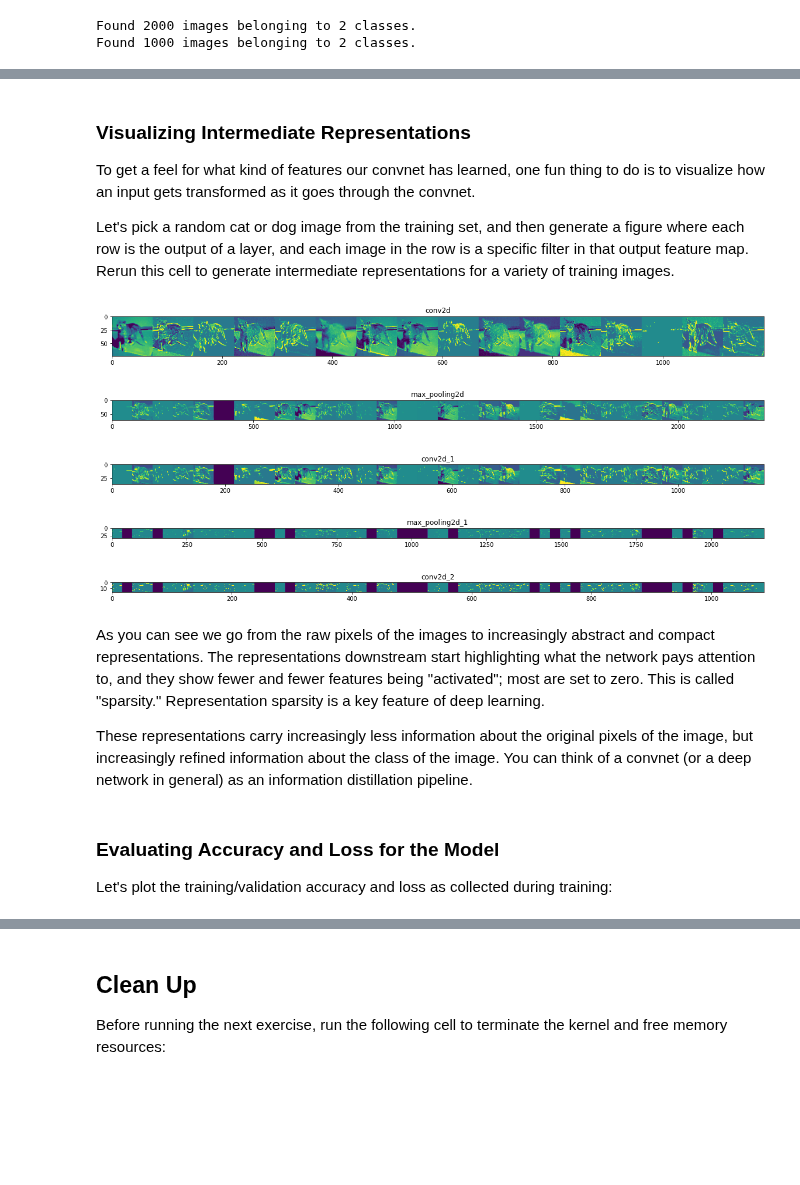
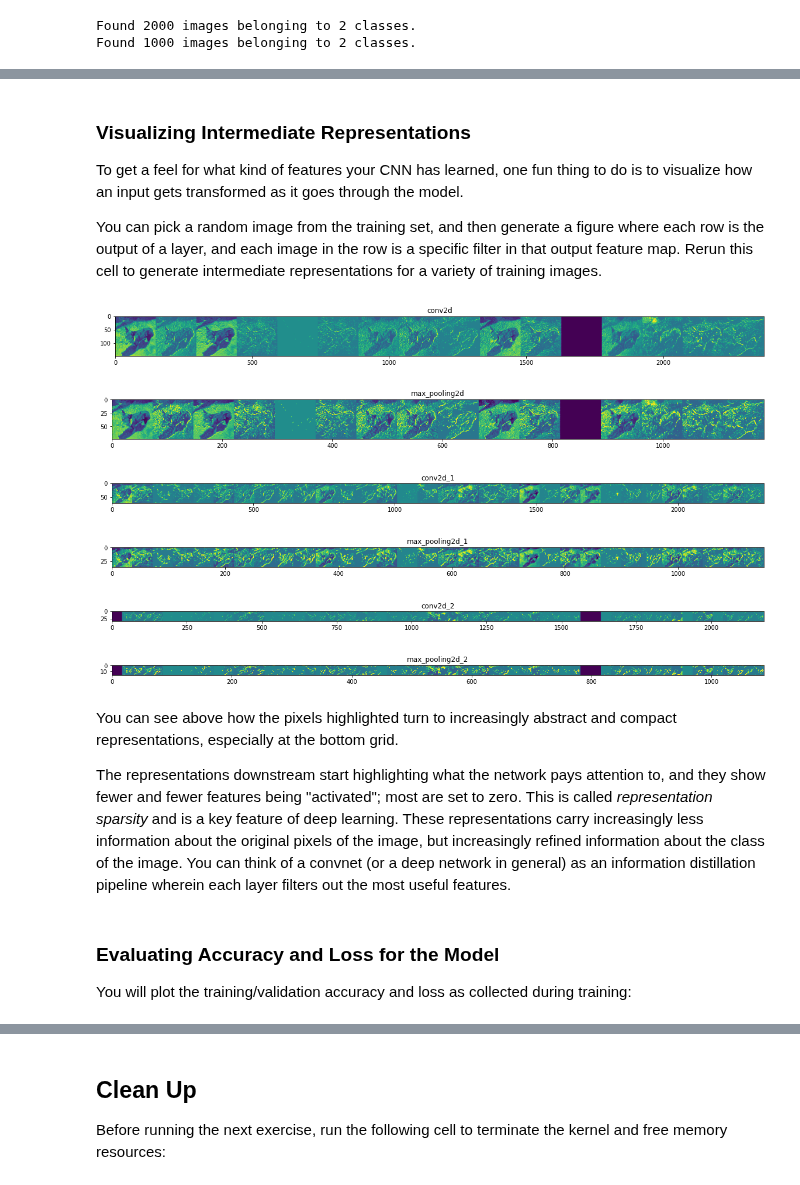
Before and after one commit to ptyadana/Data-Science-and-Machine-Learning-Projects-Dojo, a Jupyter notebook: Tensorflow - DeepLearning.AI - 02.Convolutional Neural Networks in TensorFlow/01_Week_01_Larger_Dataset_Real_World_Scenarios/01_Cats_Dogs_Classification.ipynb, the cells around one changed output, grey strips where cells are left out. Drawn from its saved outputs; the diff is of its cells as text; code cells hidden in the pictures; blank space fills up the shorter version.

Commit message:
Tensorflow Developer Certificate - Course 2 - Week 1 and 2
Former-commit-id: 34cc03245ad9012d855ec6b45f5c936f7ba469f0
Former-commit-id: 1317cb7d523402a159612d5c00100e206720cdce

```diff
--- a/Tensorflow - DeepLearning.AI - 02.Convolutional Neural Networks in TensorFlow/01_Week_01_Larger_Dataset_Real_World_Scenarios/01_Cats_Dogs_Classification.ipynb
+++ b/Tensorflow - DeepLearning.AI - 02.Convolutional Neural Networks in TensorFlow/01_Week_01_Larger_Dataset_Real_World_Scenarios/01_Cats_Dogs_Classification.ipynb
@@ -214,9 +220,9 @@ Next, we'll configure the specifications for model training. We will train our m
 # %%
 from tensorflow.keras.optimizers import RMSprop
 
-model.compile(optimizer=RMSprop(lr=0.001),
+model.compile(optimizer=RMSprop(learning_rate=0.001),
               loss='binary_crossentropy',
-              metrics = ['accuracy'])
+              metrics=['accuracy'])
 # %% [markdown]
 ### Data Preprocessing
 
@@ -261,9 +267,11 @@ The Loss and Accuracy are a great indication of progress of training. It's makin
 # %%
-history = model.fit(train_generator,
-                              validation_data=validation_generator,
-                              steps_per_epoch=100,
-                              epochs=15,
-                              validation_steps=50,
-                              verbose=2)
+history = model.fit(
+            train_generator,
+            steps_per_epoch=100,
+            epochs=15,
+            validation_data=validation_generator,
+            validation_steps=50,
+            verbose=2
+            )
 # %% [output]
 Epoch 1/15
@@ -322,94 +375,86 @@ tiger-2535888_1280.jpg is a dog
 # %% [markdown]
 ### Visualizing Intermediate Representations
 
-To get a feel for what kind of features our convnet has learned, one fun thing to do is to visualize how an input gets transformed as it goes through the convnet.
+To get a feel for what kind of features your CNN has learned, one fun thing to do is to visualize how an input gets transformed as it goes through the model.
 
-Let's pick a random cat or dog image from the training set, and then generate a figure where each row is the output of a layer, and each image in the row is a specific filter in that output feature map. Rerun this cell to generate intermediate representations for a variety of training images.
+You can pick a random image from the training set, and then generate a figure where each row is the output of a layer, and each image in the row is a specific filter in that output feature map. Rerun this cell to generate intermediate representations for a variety of training images.
 # %%
 import numpy as np
 import random
-from   tensorflow.keras.preprocessing.image import img_to_array, load_img
+from tensorflow.keras.preprocessing.image import img_to_array, load_img
 
-# Let's define a new Model that will take an image as input, and will output
-# intermediate representations for all layers in the previous model after
-# the first.
-successive_outputs = [layer.output for layer in model.layers[1:]]
-
-#visualization_model = Model(img_input, successive_outputs)
+# Define a new Model that will take an image as input, and will output
+# intermediate representations for all layers in the previous model
+successive_outputs = [layer.output for layer in model.layers]
 visualization_model = tf.keras.models.Model(inputs = model.input, outputs = successive_outputs)
 
-# Let's prepare a random input image of a cat or dog from the training set.
+# Prepare a random input image from the training set.
 cat_img_files = [os.path.join(train_cats_dir, f) for f in train_cat_fnames]
 dog_img_files = [os.path.join(train_dogs_dir, f) for f in train_dog_fnames]
-
 img_path = random.choice(cat_img_files + dog_img_files)
 img = load_img(img_path, target_size=(150, 150))  # this is a PIL image
-
 x   = img_to_array(img)                           # Numpy array with shape (150, 150, 3)
 x   = x.reshape((1,) + x.shape)                   # Numpy array with shape (1, 150, 150, 3)
 
-# Rescale by 1/255
+# Scale by 1/255
 x /= 255.0
 
-# Let's run our image through our network, thus obtaining all
+# Run the image through the network, thus obtaining all
 # intermediate representations for this image.
 successive_feature_maps = visualization_model.predict(x)
 
-# These are the names of the layers, so can have them as part of our plot
+# These are the names of the layers, so you can have them as part of our plot
 layer_names = [layer.name for layer in model.layers]
 
-# -----------------------------------------------------------------------
-# Now let's display our representations
-# -----------------------------------------------------------------------
+# Display the representations
 for layer_name, feature_map in zip(layer_names, successive_feature_maps):
 
   if len(feature_map.shape) == 4:
 
     #-------------------------------------------
     # Just do this for the conv / maxpool layers, not the fully-connected layers
     #-------------------------------------------
     n_features = feature_map.shape[-1]  # number of features in the feature map
     size       = feature_map.shape[ 1]  # feature map shape (1, size, size, n_features)
 
-    # We will tile our images in this matrix
+    # Tile the images in this matrix
     display_grid = np.zeros((size, size * n_features))
 
     #-------------------------------------------------
     # Postprocess the feature to be visually palatable
     #-------------------------------------------------
     for i in range(n_features):
       x  = feature_map[0, :, :, i]
       x -= x.mean()
       x /= x.std ()
       x *=  64
       x += 128
       x  = np.clip(x, 0, 255).astype('uint8')
       display_grid[:, i * size : (i + 1) * size] = x # Tile each filter into a horizontal grid
 
     #-----------------
     # Display the grid
     #-----------------
-
     scale = 20. / n_features
     plt.figure( figsize=(scale * n_features, scale) )
     plt.title ( layer_name )
     plt.grid  ( False )
     plt.imshow( display_grid, aspect='auto', cmap='viridis' )
 # %% [output]
-[figure, old version]
+[figure, new version]
-[figure, old version]
+[figure, new version]
-[figure, old version]
+[figure, new version]
-[figure, old version]
+[figure, new version]
-[figure, old version]
+[figure, new version]
+[figure, added]
 # %% [markdown]
-As you can see we go from the raw pixels of the images to increasingly abstract and compact representations. The representations downstream start highlighting what the network pays attention to, and they show fewer and fewer features being "activated"; most are set to zero. This is called "sparsity." Representation sparsity is a key feature of deep learning.
+You can see above how the pixels highlighted turn to increasingly abstract and compact representations, especially at the bottom grid.
 
-
-These representations carry increasingly less information about the original pixels of the image, but increasingly refined information about the class of the image. You can think of a convnet (or a deep network in general) as an information distillation pipeline.
+The representations downstream start highlighting what the network pays attention to, and they show fewer and fewer features being "activated"; most are set to zero. This is called _representation sparsity_ and is a key feature of deep learning. These representations carry increasingly less information about the original pixels of the image, but increasingly refined information about the class of the image. You can think of a convnet (or a deep network in general) as an information distillation pipeline wherein each layer filters out the most useful features.
 # %% [markdown]
 ### Evaluating Accuracy and Loss for the Model
 
-Let's plot the training/validation accuracy and loss as collected during training:
+You will plot the training/validation accuracy and loss as collected during training:
 # %%
 #-----------------------------------------------------------
 # Retrieve a list of list results on training and test data
```
Also changed, not shown: parts of 44 cells of this notebook, 14 other files.
